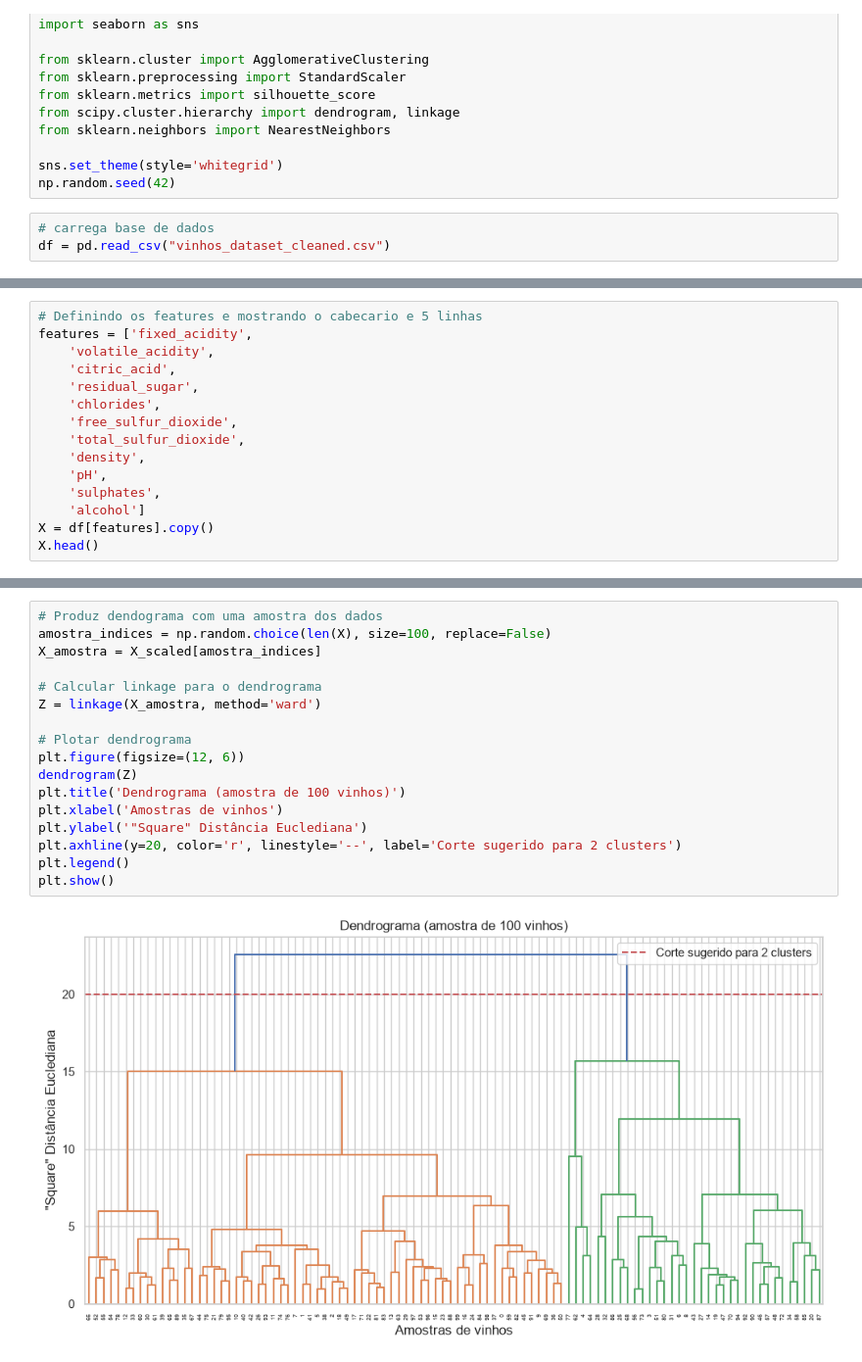
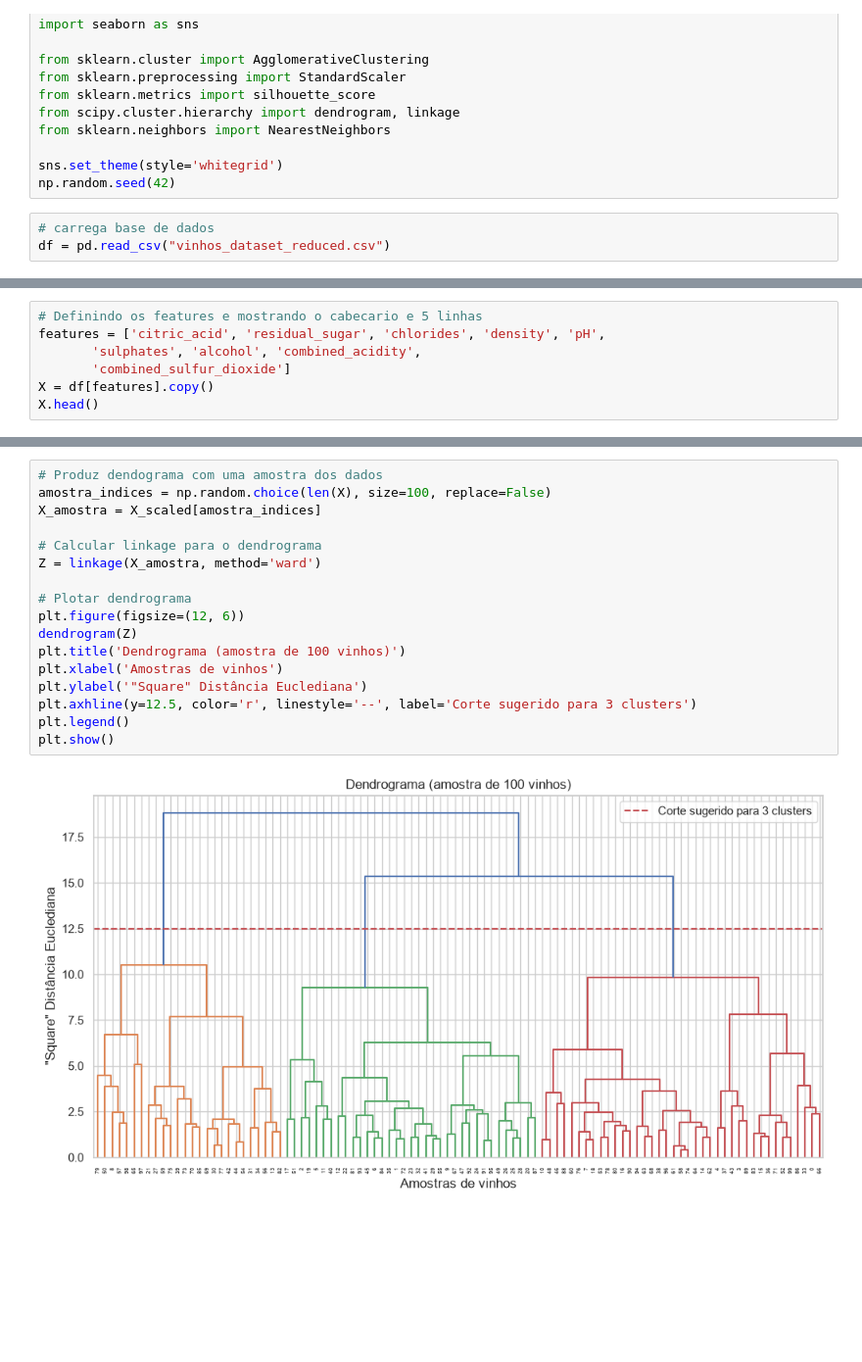
Before and after one commit to jacomassi04/Exercicio-Aula-Aprendizado-de-M-quina-N-o-Supervisionado-1, a Jupyter notebook: Exercicio_1_Vinhos/3_Exercicio_HAC_questao_3.ipynb, the cells around one changed output, grey strips where cells are left out. Shown at 98% size. Cells and saved outputs as stored; diff of their text form; blank space fills up the shorter version.

```diff
--- a/Exercicio_1_Vinhos/3_Exercicio_HAC_questao_3.ipynb
+++ b/Exercicio_1_Vinhos/3_Exercicio_HAC_questao_3.ipynb
@@ -15,4 +15,4 @@ sns.set_theme(style='whitegrid')
 np.random.seed(42)
 # %%
 # carrega base de dados
-df = pd.read_csv("vinhos_dataset_cleaned.csv")
+df = pd.read_csv("vinhos_dataset_reduced.csv")
@@ -34,16 +19,8 @@ plt.show()
 # %%
 # Definindo os features e mostrando o cabecario e 5 linhas
-features = ['fixed_acidity',
-    'volatile_acidity',
-    'citric_acid',
-    'residual_sugar',
-    'chlorides',
-    'free_sulfur_dioxide',
-    'total_sulfur_dioxide',
-    'density',
-    'pH',
-    'sulphates',
-    'alcohol']
+features = ['citric_acid', 'residual_sugar', 'chlorides', 'density', 'pH',
+       'sulphates', 'alcohol', 'combined_acidity',
+       'combined_sulfur_dioxide']
 X = df[features].copy()
 X.head()
 # %% [output]
@@ -77,21 +49,21 @@ array([[ 0.14006434,  2.11534878, -2.16451528, -0.69969941,  0.52388033,
 # %%
 # Produz dendograma com uma amostra dos dados
 amostra_indices = np.random.choice(len(X), size=100, replace=False)
 X_amostra = X_scaled[amostra_indices]
 
 # Calcular linkage para o dendrograma
 Z = linkage(X_amostra, method='ward')
 
 # Plotar dendrograma
 plt.figure(figsize=(12, 6))
 dendrogram(Z)
 plt.title('Dendrograma (amostra de 100 vinhos)')
 plt.xlabel('Amostras de vinhos')
 plt.ylabel('"Square" Distância Euclediana')
-plt.axhline(y=20, color='r', linestyle='--', label='Corte sugerido para 2 clusters')
+plt.axhline(y=12.5, color='r', linestyle='--', label='Corte sugerido para 3 clusters')
 plt.legend()
 plt.show()
 # %% [output]
-[figure, old version]
+[figure, new version]
 # %%
 # Execucao do modelo HAC
```
Also changed, not shown: parts of 13 cells of this notebook, 6 other files.
